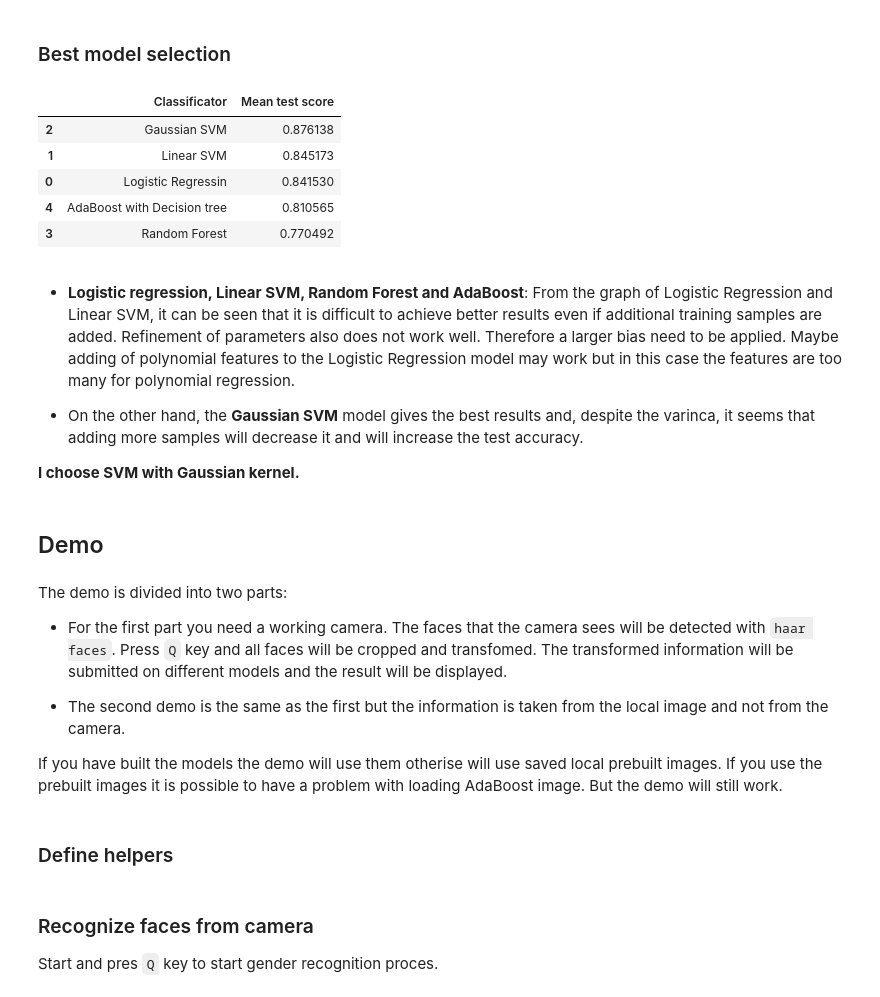
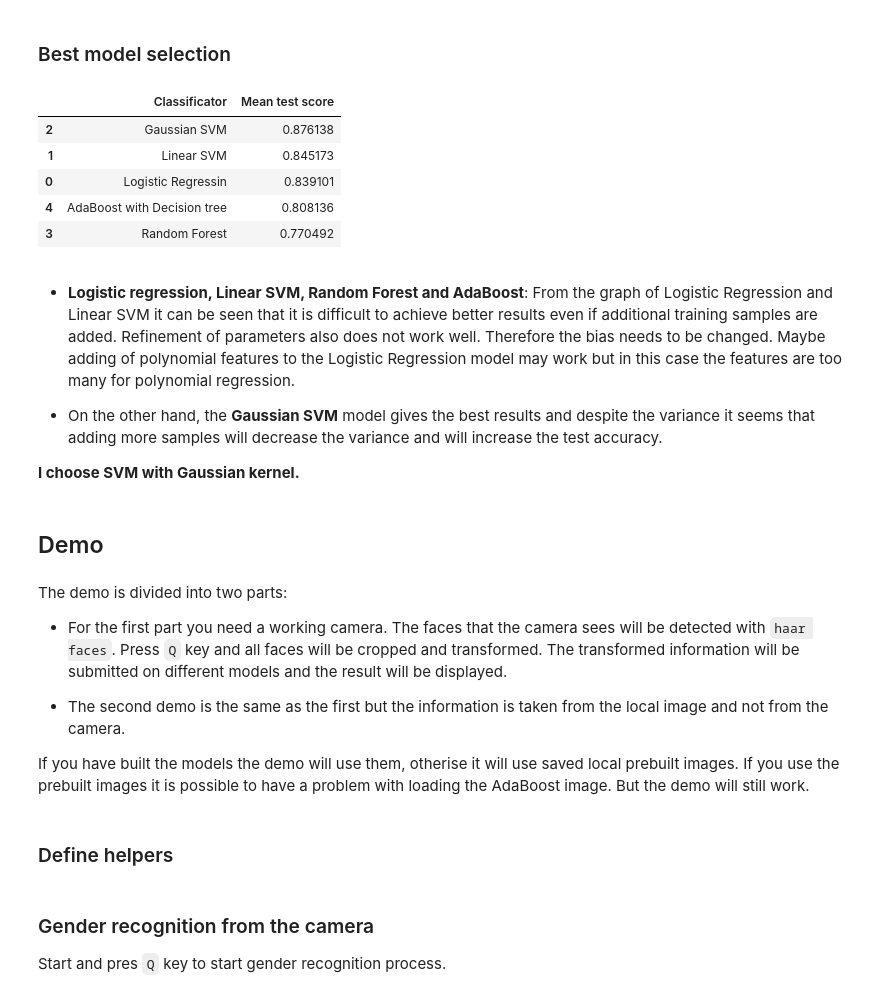
Before and after one commit to dim4o/gender-recognizer, a Jupyter notebook: Gender Classification.ipynb, the cells around one changed output. Saved outputs shown, nothing was run; the diff lists cells and outputs as text; code cells hidden in the pictures.

```diff
--- a/Gender Classification.ipynb
+++ b/Gender Classification.ipynb
@@ -685,20 +677,12 @@ Let's plot some graphs. This would help us to estimate what our algorithm suffer
 The `Learning curve` would help us figure out if our algorithm suffers from a **high bias** or **high variance**
 # %%
 title = "Learning Curves (Logistic Regression)"
-# Cross-validation with 100 iterations to get smoother mean test and train
-# score curves, each time with 20% data randomly selected as a validation set.
 cv = ShuffleSplit(n_splits=100, test_size=0.9, random_state=0)
+scaled_features = StandardScaler().fit_transform(features)
+pca_features = PCA(n_components=150).fit_transform(scaled_features)
+linear_regression_estimator = LogisticRegression(C=0.001)
 
-scaler = StandardScaler()
-scaled_features = scaler.fit_transform(features)
-pca = PCA(n_components=150)
-pca_features = pca.fit_transform(scaled_features)
-
-estimator = LogisticRegression(C=0.001)
-#estimator.fit(features_test, labels_test)
-plot_learning_curve(estimator, title, pca_features, labels, ylim=(0.4, 2.), cv=cv, n_jobs=4)
-# print(plt.rcParams["figure.figsize"])
-# plt.rcParams["figure.figsize"] = (10, 6)
+plot_learning_curve(linear_regression_estimator, title, pca_features, labels, ylim=(0.4, 2.), cv=cv, n_jobs=4)
 plt.show()
 # %% [output]
 [figure]
@@ -987,4 +1004,0 @@ print(ada_boost_pipeline.score(features_train, labels_train)) # 8169270833333333
-# %%
-# Time: ~30 sec
-ada_boost = AdaBoostClassifier(tree, n_estimators=100,learning_rate=0.5, random_state=42)
-ada_boost.fit(features_train, labels_train)
@@ -1006,15 +1006,16 @@ print("Train score: {}".fada_boost.score(features_train, labels_train)) # 0.8656
 #### Tune the AdaBoost parameters
 Тhis is a very time consuming operation.
 # %%
-# Time: ~3-4 min
+# Time: ~1.5 min
 start = time.time()
-params = {'n_estimators':[100, 150], 'learning_rate':[0.1, 0.35, 0.5] } # add 50
-kfold = StratifiedKFold(n_splits=3)
+params = dict(clf__n_estimators=[100, 150], clf__learning_rate=[0.1, 0.35, 0.5]) # add 50
+kfold = StratifiedKFold(n_splits=5)
 
-ada_boost_grid_search = GridSearchCV(ada_boost, param_grid=params, cv=kfold, return_train_score=True, n_jobs=6)
+ada_boost_grid_search = GridSearchCV(
+    ada_boost_pipeline, param_grid=params, cv=kfold, return_train_score=True, n_jobs=6)
 ada_boost_grid_search.fit(features_train, labels_train)
 
 end = time.time()
-print(end - start)
+print("Time: {}".format(end - start))
 ada_boost_grid_search
 # %% [output]
@@ -1170,44 +1200,47 @@ plt.show()
 # %% [markdown]
 ### Best model selection
 # %%
+features_train, features_test, labels_train, labels_test = train_test_split(
+    features, labels, train_size=0.7, test_size=0.3, random_state=12345)
+
 # Prints the models ordered by the mean test score
 logistic_regression_score = grid_search_logistic_regresion.best_estimator_.score(features_test, labels_test)
 linear_svm_score = grid_search_linear_svm.best_estimator_.score(features_test, labels_test)
 gaussin_svm_score = grid_search_svm.best_estimator_.score(features_test, labels_test)
 random_forest_score = grid_search_forest.best_estimator_.score(features_test, labels_test)
 ada_boost_score = ada_boost_grid_search.best_estimator_.score(features_test, labels_test)
 
 res = pd.DataFrame({'Classificator': ["Logistic Regressin", "Linear SVM", "Gaussian SVM",
                                 "Random Forest", "AdaBoost with Decision tree"],
                    'Mean test score': [logistic_regression_score, linear_svm_score, gaussin_svm_score,
                                        random_forest_score, ada_boost_score]})
 
 res.sort_values(by='Mean test score', inplace=True, ascending=False)
 res.head()
 # %% [output]
 |  | Classificator | Mean test score |
 | 2 | Gaussian SVM | 0.876138 |
 | 1 | Linear SVM | 0.845173 |
-| 0 | Logistic Regressin | 0.841530 |
-| 4 | AdaBoost with Decision tree | 0.810565 |
+| 0 | Logistic Regressin | 0.839101 |
+| 4 | AdaBoost with Decision tree | 0.808136 |
 | 3 | Random Forest | 0.770492 |
 # %% [markdown]
-- **Logistic regression, Linear SVM, Random Forest and AdaBoost**: From the graph of Logistic Regression and Linear SVM, it can be seen that it is difficult to achieve better results even if additional training samples are added. Refinement of parameters also does not work well. Тherefore a larger bias need to be applied. Maybe adding of polynomial features to the Logistic Regression model may work but in this case the features are too many for polynomial regression.
+- **Logistic regression, Linear SVM, Random Forest and AdaBoost**: From the graph of Logistic Regression and Linear SVM it can be seen that it is difficult to achieve better results even if additional training samples are added. Refinement of parameters also does not work well. Тherefore the bias needs to be changed. Maybe adding of polynomial features to the Logistic Regression model may work but in this case the features are too many for polynomial regression.
 
 
-- On the other hand, the **Gaussian SVM** model gives the best results and, despite the varinca, it seems that adding more samples will decrease it and will increase the test accuracy.
+- On the other hand, the **Gaussian SVM** model gives the best results and despite the variance it seems that adding more samples will decrease the variance and will increase the test accuracy.
 
 **I choose SVM with Gaussian kernel.**
 # %% [markdown]
 ## Demo
 # %% [markdown]
 The demo is divided into two parts:
-- For the first part you need a working camera. The faces that the camera sees will be detected with `haar faces`. Press `Q` key and all faces will be cropped and transfomed. The transformed information will be submitted on different models and the result will be displayed.
+- For the first part you need a working camera. The faces that the camera sees will be detected with `haar faces`. Press `Q` key and all faces will be cropped and transformed. The transformed information will be submitted on different models and the result will be displayed.
 
 
 - The second demo is the same as the first but the information is taken from the local image and not from the camera.
 
-If you have built the models the demo will use them otherise will use saved local prebuilt images. If you use the prebuilt images it is possible to have a problem with loading AdaBoost image. But the demo will still work.
+If you have built the models the demo will use them, otherise it will use saved local prebuilt images. If you use the prebuilt images it is possible to have a problem with loading the AdaBoost image. But the demo will still work.
 # %% [markdown]
 ### Define helpers
 # %%
@@ -1280,8 +1308,8 @@ def get_result(result_proba, title):
 
     return "{}: {}".format(title, res)
 # %% [markdown]
-### Recognize faces from camera
-Start and pres `Q` key to start gender recognition proces.
+### Gender recognition from the camera
+Start and pres `Q` key to start gender recognition process.
 # %%
 def recognize_faces_from_frame():
     # data:       https://github.com/opencv/opencv/tree/master/data/haarcascades
```
Also changed, not shown: parts of 88 cells of this notebook, 12 other files.
